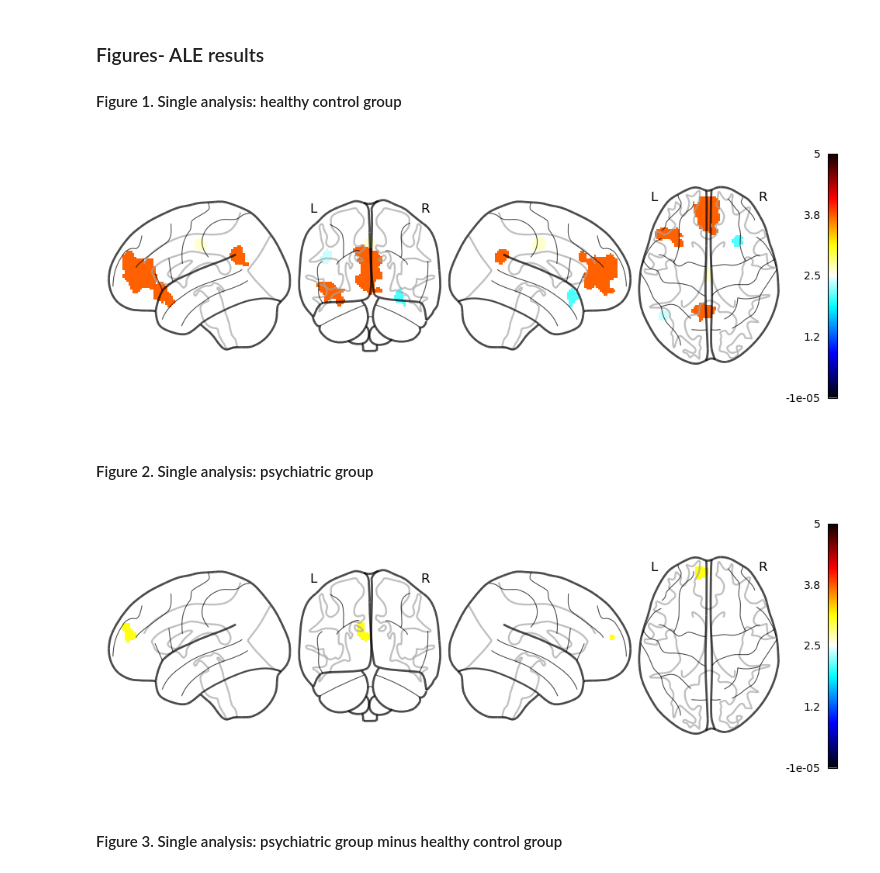
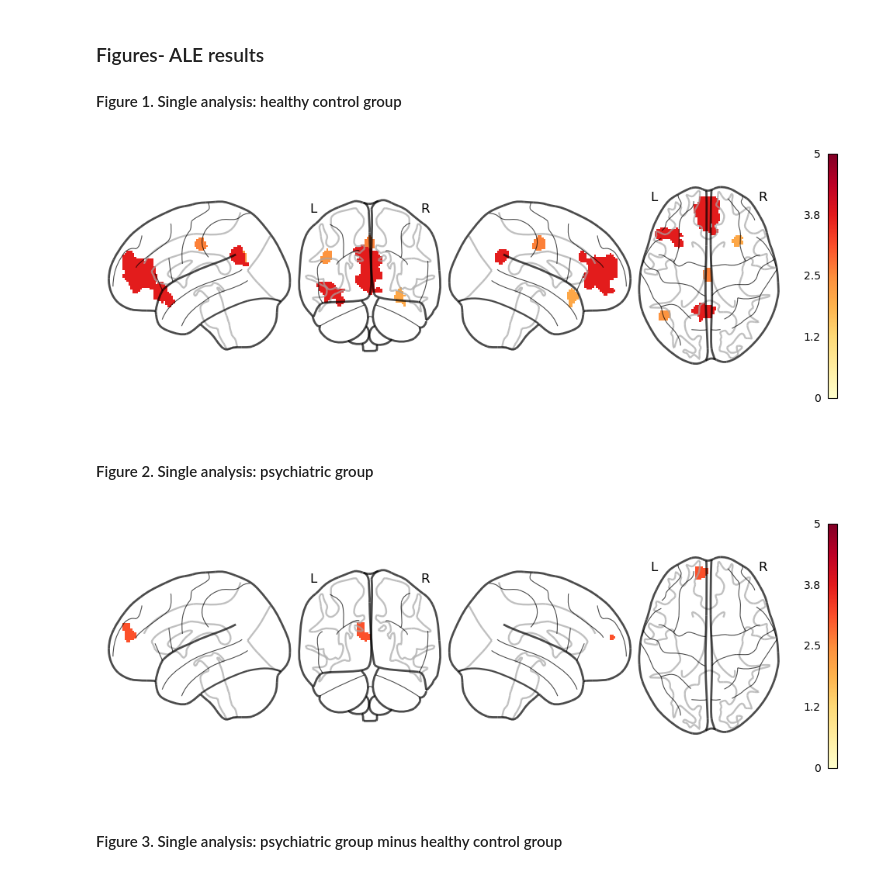
Before and after one commit to shanshan717/Self_Psych_Meta, a Jupyter notebook: code/py03_figures.ipynb, the cells around one changed output. Drawn from its saved outputs; the diff is of its cells as text; code cells hidden in the pictures.

Commit message:
update ALE plotting results

```diff
--- a/code/py03_figures.ipynb
+++ b/code/py03_figures.ipynb
@@ -38,24 +31,25 @@ https://github.com/miykael/atlasreader/tree/master/atlasreader/data
 # %%
 # Figure 1 -  single analysis - healthy control group
 
 # Define the file path for the Z-thresholded image of the healthy control group
 ale_thresh_controls = '../results/ale/control_all_z_size_level_thresh.nii.gz'
 
 # Generate the glass brain visualization for the control group using the ALE-thresholded image
 fig1 = plotting.plot_glass_brain(ale_thresh_controls,
                                  display_mode="lyrz",
-                                 cmap="cold_white_hot",
-                                 vmin=0,
+                                 cmap="YlOrRd",
+                                 threshold=0,
+                                #  vmin=0.001,
                                  vmax=5,
                                  colorbar=True)
 
 # Save the visualization in multiple formats
 
 plt.savefig('../results/figures/ale_controls.svg')
 plt.savefig('../results/figures/ale_controls.pdf')
 plt.savefig('../results/figures/ale_controls.png')
 # %% [output]
-[figure, old version]
+[figure, new version]
 # %% [markdown]
 #### Figure 2.  Single analysis: psychiatric group
 # %%
@@ -67,8 +61,9 @@ ale_thresh_z_patients = "../results/ale/patient_z_size_level_thresh.nii.gz"
 # Generate the glass brain visualization for the psychiatric group using the ALE-thresholded image
 fig2 = plotting.plot_glass_brain(ale_thresh_z_patients,
                                  display_mode="lyrz",
-                                 cmap="cold_white_hot",
-                                 vmin=0,
+                                 cmap="YlOrRd",
+                                 threshold=0,
+                                #  vmin=0,
                                  vmax=5,
                                  colorbar=True)
 
@@ -77,7 +72,7 @@ plt.savefig('../results/figures/ale_patients.svg')
 plt.savefig('../results/figures/ale_patients.pdf')
 plt.savefig('../results/figures/ale_patients.png')
 # %% [output]
-[figure, old version]
+[figure, new version]
 # %% [markdown]
 #### Figure 3.  Single analysis: psychiatric group minus healthy control group
 # %%
```
Also changed, not shown: parts of 1 cell of this notebook, 10 other files.
